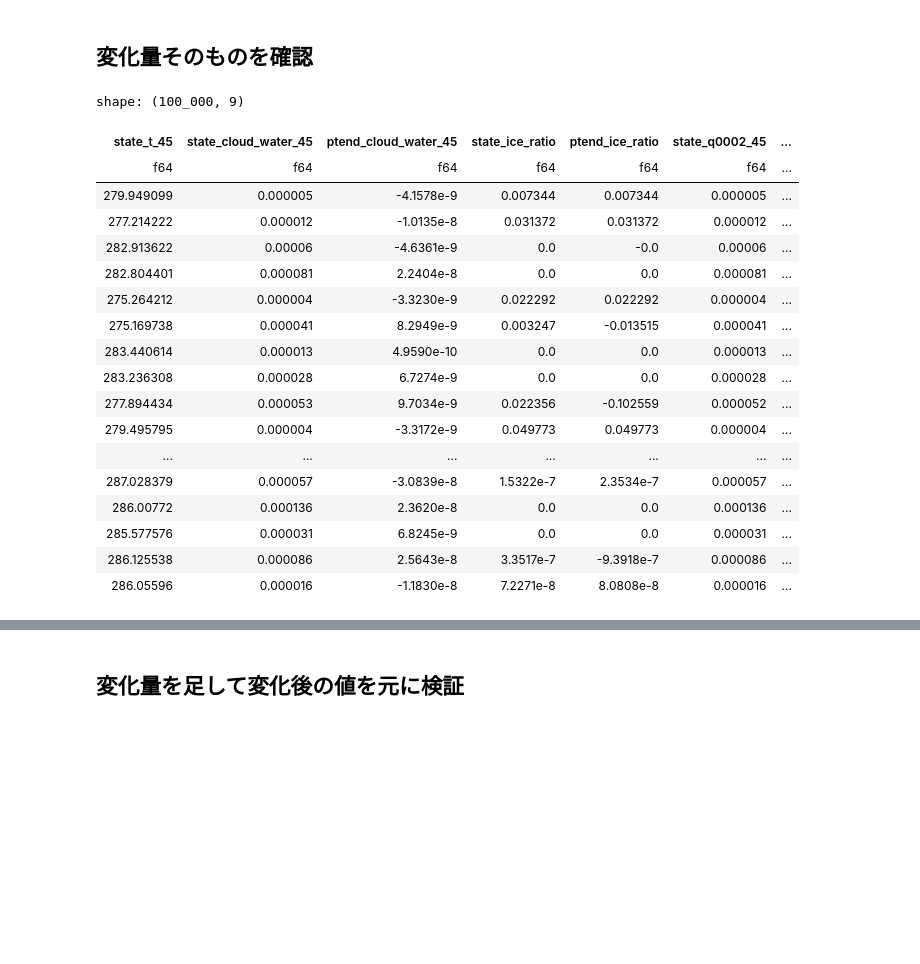
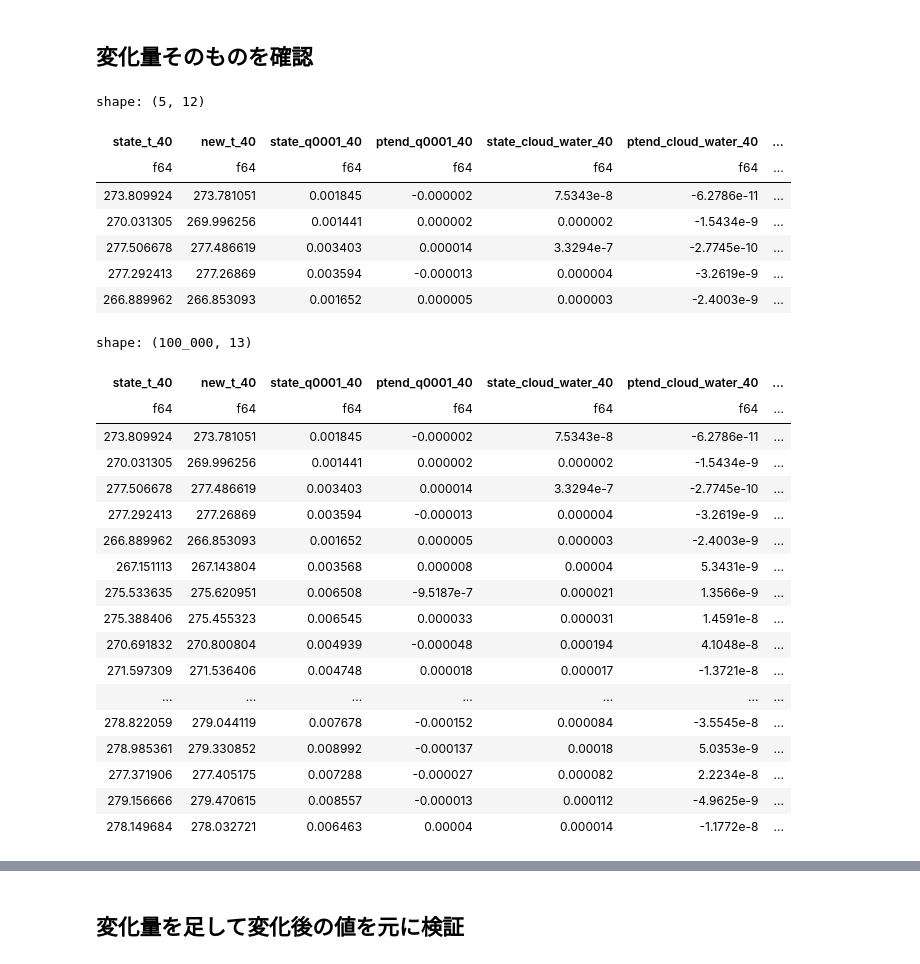
Before and after one commit to unonao/kaggle-leap, a Jupyter notebook: notebook/2024-05-18_cloud_ice_ratio.ipynb, the cells around one changed output, grey strips where cells are left out. Saved outputs shown, nothing was run; the diff lists cells and outputs as text; code cells hidden in the pictures; blank space fills up the shorter version.

```diff
--- a/notebook/2024-05-18_cloud_ice_ratio.ipynb
+++ b/notebook/2024-05-18_cloud_ice_ratio.ipynb
@@ -63,58 +63,54 @@ array([7.83478113e+00, 1.41108318e+01, 2.52923297e+01, 4.49250635e+01,
 # %% [markdown]
 ## 変化量そのものを確認
 # %%
-h = 45
+h = 40
 
 tmp = df
 tmp = tmp.with_columns(
     [
+        (pl.col(f"state_t_{h}") + 1200.0 * pl.col(f"ptend_t_{h}")).alias(f"new_t_{h}"),
+        (pl.col(f"ptend_q0001_{h}") * 1200.0),
+        (pl.col(f"ptend_q0002_{h}") * 1200.0),
+        (pl.col(f"ptend_q0003_{h}") * 1200.0),
         (pl.col(f"state_q0002_{h}") + pl.col(f"state_q0003_{h}")).alias(
             f"state_cloud_water_{h}"
         ),
         (pl.col(f"ptend_q0002_{h}") + pl.col(f"ptend_q0003_{h}")).alias(
             f"ptend_cloud_water_{h}"
         ),
         (
             pl.col(f"state_q0003_{h}")
             / (pl.col(f"state_q0002_{h}") + pl.col(f"state_q0003_{h}") + 1e-60)
         ).alias("state_ice_ratio"),
         (
             pl.col(f"ptend_q0003_{h}")
             / (pl.col(f"ptend_q0002_{h}") + pl.col(f"ptend_q0003_{h}") + 1e-60)
         ).alias("ptend_ice_ratio"),
     ]
 )
 
 cols = [
     f"state_t_{h}",
+    f"new_t_{h}",
+    f"state_q0001_{h}",
+    f"ptend_q0001_{h}",
     f"state_cloud_water_{h}",
     f"ptend_cloud_water_{h}",
-    "state_ice_ratio",
-    "ptend_ice_ratio",
     f"state_q0002_{h}",
     f"ptend_q0002_{h}",
     f"state_q0003_{h}",
     f"ptend_q0003_{h}",
+    "state_ice_ratio",
+    "ptend_ice_ratio",
 ]
 
-tmp[cols]
+tmp[cols].head()
 # %% [output]
-shape: (100_000, 9)
+shape: (5, 12)
-| state_t_45 | state_cloud_water_45 | ptend_cloud_water_45 | state_ice_ratio | ptend_ice_ratio | state_q0002_45 | ... |
+| state_t_40 | new_t_40 | state_q0001_40 | ptend_q0001_40 | state_cloud_water_40 | ptend_cloud_water_40 | ... |
 | f64 | f64 | f64 | f64 | f64 | f64 | ... |
-| 279.949099 | 0.000005 | -4.1578e-9 | 0.007344 | 0.007344 | 0.000005 | ... |
-| 277.214222 | 0.000012 | -1.0135e-8 | 0.031372 | 0.031372 | 0.000012 | ... |
-| 282.913622 | 0.00006 | -4.6361e-9 | 0.0 | -0.0 | 0.00006 | ... |
-| 282.804401 | 0.000081 | 2.2404e-8 | 0.0 | 0.0 | 0.000081 | ... |
-| 275.264212 | 0.000004 | -3.3230e-9 | 0.022292 | 0.022292 | 0.000004 | ... |
-| 275.169738 | 0.000041 | 8.2949e-9 | 0.003247 | -0.013515 | 0.000041 | ... |
-| 283.440614 | 0.000013 | 4.9590e-10 | 0.0 | 0.0 | 0.000013 | ... |
-| 283.236308 | 0.000028 | 6.7274e-9 | 0.0 | 0.0 | 0.000028 | ... |
-| 277.894434 | 0.000053 | 9.7034e-9 | 0.022356 | -0.102559 | 0.000052 | ... |
-| 279.495795 | 0.000004 | -3.3172e-9 | 0.049773 | 0.049773 | 0.000004 | ... |
-| ... | ... | ... | ... | ... | ... | ... |
-| 287.028379 | 0.000057 | -3.0839e-8 | 1.5322e-7 | 2.3534e-7 | 0.000057 | ... |
-| 286.00772 | 0.000136 | 2.3620e-8 | 0.0 | 0.0 | 0.000136 | ... |
-| 285.577576 | 0.000031 | 6.8245e-9 | 0.0 | 0.0 | 0.000031 | ... |
-| 286.125538 | 0.000086 | 2.5643e-8 | 3.3517e-7 | -9.3918e-7 | 0.000086 | ... |
-| 286.05596 | 0.000016 | -1.1830e-8 | 7.2271e-8 | 8.0808e-8 | 0.000016 | ... |
+| 273.809924 | 273.781051 | 0.001845 | -0.000002 | 7.5343e-8 | -6.2786e-11 | ... |
+| 270.031305 | 269.996256 | 0.001441 | 0.000002 | 0.000002 | -1.5434e-9 | ... |
+| 277.506678 | 277.486619 | 0.003403 | 0.000014 | 3.3294e-7 | -2.7745e-10 | ... |
+| 277.292413 | 277.26869 | 0.003594 | -0.000013 | 0.000004 | -3.2619e-9 | ... |
+| 266.889962 | 266.853093 | 0.001652 | 0.000005 | 0.000003 | -2.4003e-9 | ... |
@@ -121 +120,25 @@ shape: (100_000, 9)
+# %%
+tmp[cols].with_columns(
+    ((max_tmp - pl.col(f"state_t_{h}")) / (max_tmp - min_tmp)).alias("theory_ratio")
+)
+# %% [output]
+shape: (100_000, 13)
+| state_t_40 | new_t_40 | state_q0001_40 | ptend_q0001_40 | state_cloud_water_40 | ptend_cloud_water_40 | ... |
+| f64 | f64 | f64 | f64 | f64 | f64 | ... |
+| 273.809924 | 273.781051 | 0.001845 | -0.000002 | 7.5343e-8 | -6.2786e-11 | ... |
+| 270.031305 | 269.996256 | 0.001441 | 0.000002 | 0.000002 | -1.5434e-9 | ... |
+| 277.506678 | 277.486619 | 0.003403 | 0.000014 | 3.3294e-7 | -2.7745e-10 | ... |
+| 277.292413 | 277.26869 | 0.003594 | -0.000013 | 0.000004 | -3.2619e-9 | ... |
+| 266.889962 | 266.853093 | 0.001652 | 0.000005 | 0.000003 | -2.4003e-9 | ... |
+| 267.151113 | 267.143804 | 0.003568 | 0.000008 | 0.00004 | 5.3431e-9 | ... |
+| 275.533635 | 275.620951 | 0.006508 | -9.5187e-7 | 0.000021 | 1.3566e-9 | ... |
+| 275.388406 | 275.455323 | 0.006545 | 0.000033 | 0.000031 | 1.4591e-8 | ... |
+| 270.691832 | 270.800804 | 0.004939 | -0.000048 | 0.000194 | 4.1048e-8 | ... |
+| 271.597309 | 271.536406 | 0.004748 | 0.000018 | 0.000017 | -1.3721e-8 | ... |
+| ... | ... | ... | ... | ... | ... | ... |
+| 278.822059 | 279.044119 | 0.007678 | -0.000152 | 0.000084 | -3.5545e-8 | ... |
+| 278.985361 | 279.330852 | 0.008992 | -0.000137 | 0.00018 | 5.0353e-9 | ... |
+| 277.371906 | 277.405175 | 0.007288 | -0.000027 | 0.000082 | 2.2234e-8 | ... |
+| 279.156666 | 279.470615 | 0.008557 | -0.000013 | 0.000112 | -4.9625e-9 | ... |
+| 278.149684 | 278.032721 | 0.006463 | 0.00004 | 0.000014 | -1.1772e-8 | ... |
 # %%
```
Also changed, not shown: parts of 2 cells of this notebook, 5 other files.
